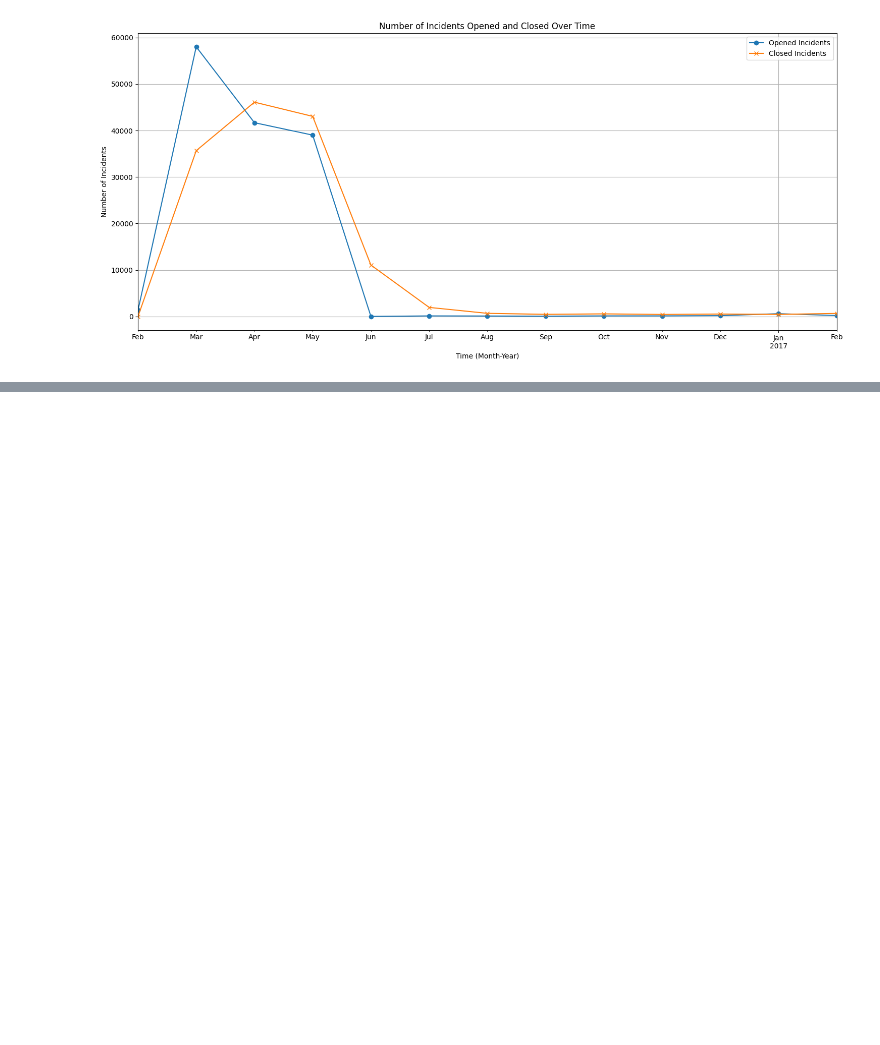
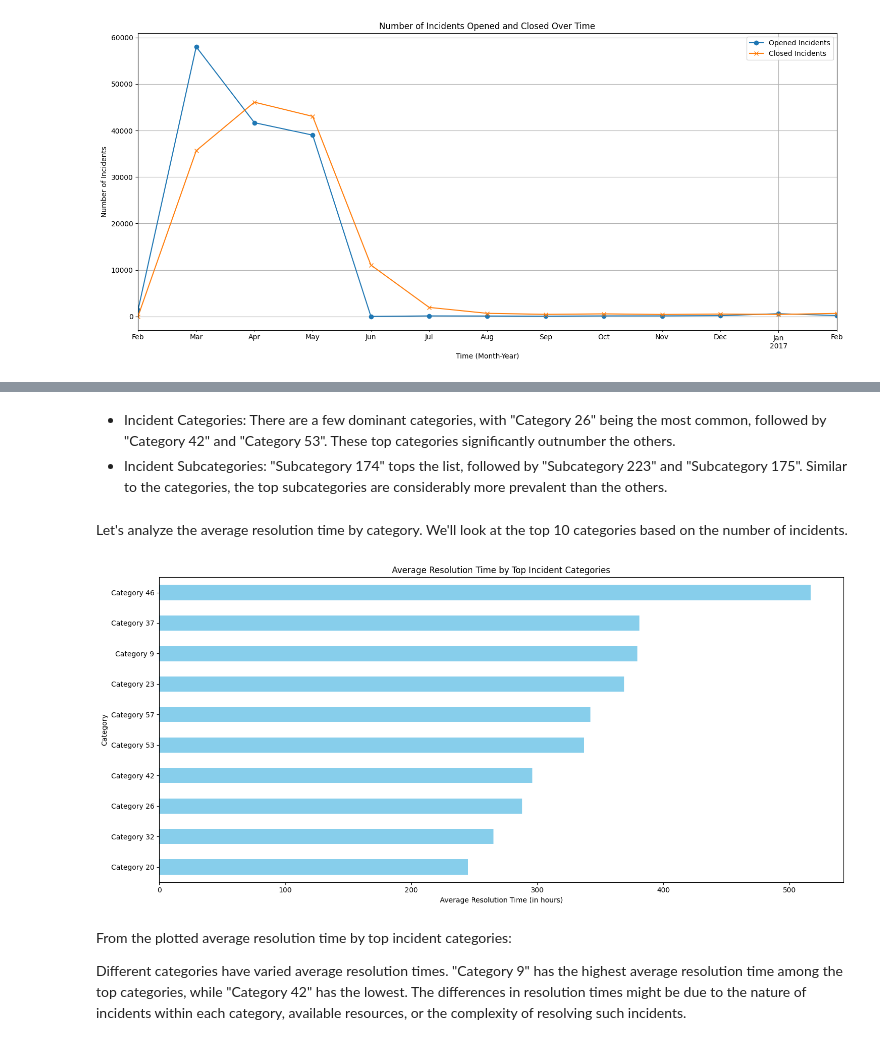
Before and after one commit to azizharouna/CloudIncidentForcaster, a Jupyter notebook: 2_additional_analysis.ipynb, the cells around one changed output, grey strips where cells are left out. Cells and saved outputs as stored; diff of their text form; code cells hidden in the pictures; blank space fills up the shorter version.

```diff
--- a/2_additional_analysis.ipynb
+++ b/2_additional_analysis.ipynb
@@ -85,0 +148,26 @@ plt.show()
+# %% [markdown]
+- Incident Categories: There are a few dominant categories, with "Category 26" being the most common, followed by "Category 42" and "Category 53". These top categories significantly outnumber the others.
+- Incident Subcategories: "Subcategory 174" tops the list, followed by "Subcategory 223" and "Subcategory 175". Similar to the categories, the top subcategories are considerably more prevalent than the others.
+# %% [markdown]
+Let's analyze the average resolution time by category. We'll look at the top 10 categories based on the number of incidents.
+# %%
+# Grouping by category and computing average resolution time for the top categories
+top_categories = data['category'].value_counts().index[:10]
+avg_resolution_by_category = data[data['category'].isin(top_categories)].groupby('category')['resolution_time'].mean()
+
+# Plotting the average resolution time by category
+plt.figure(figsize=(15, 7))
+avg_resolution_by_category.sort_values().plot(kind='barh', color='skyblue')
+plt.title('Average Resolution Time by Top Incident Categories')
+plt.xlabel('Average Resolution Time (in hours)')
+plt.ylabel('Category')
+plt.tight_layout()
+plt.show()
+# %% [output]
+[figure, added]
+# %% [markdown]
+From the plotted average resolution time by top incident categories:
+
+Different categories have varied average resolution times.
+"Category 9" has the highest average resolution time among the top categories, while "Category 42" has the lowest.
+The differences in resolution times might be due to the nature of incidents within each category, available resources, or the complexity of resolving such incidents.
```
Also changed, not shown: parts of 7 cells of this notebook.
